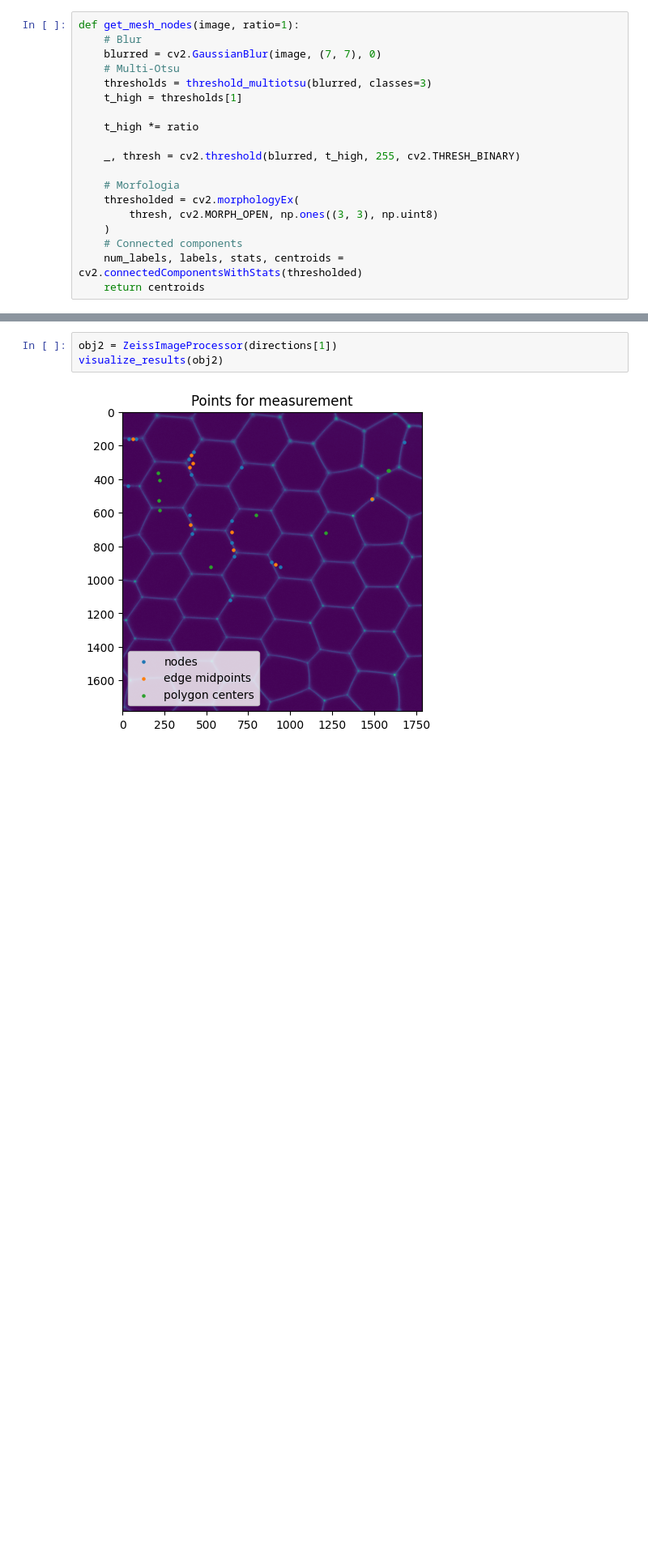
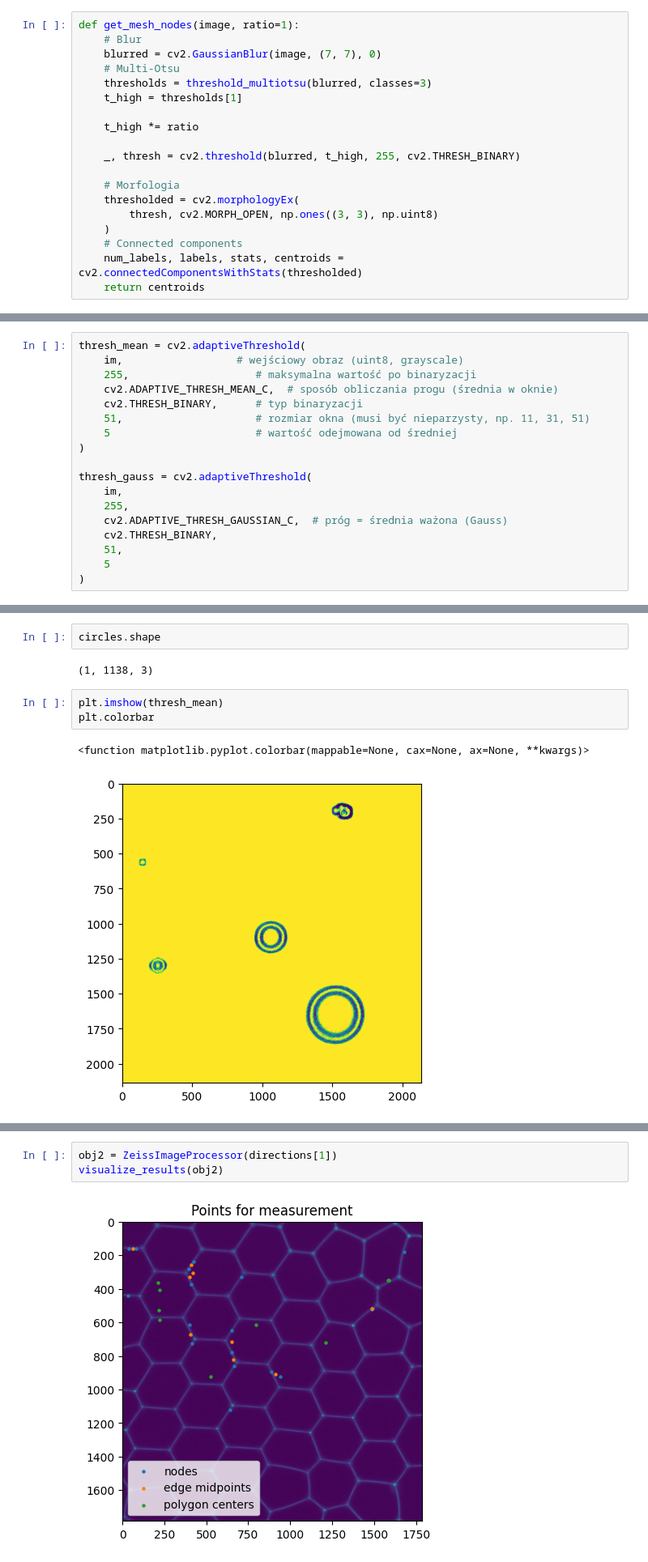
Before and after one commit to antonilis/ZeissAutomation, a Jupyter notebook: image_preprocessing/image_visualizer.ipynb, the cells around one changed output, grey strips where cells are left out. Shown at 81% size. Saved outputs shown, nothing was run; the diff lists cells and outputs as text; blank space fills up the shorter version.

```diff
--- a/image_preprocessing/image_visualizer.ipynb
+++ b/image_preprocessing/image_visualizer.ipynb
@@ -46,0 +89,18 @@ def visualize_results(ZIP_object):
+# %%
+thresh_mean = cv2.adaptiveThreshold(
+    im,                  # wejściowy obraz (uint8, grayscale)
+    255,                    # maksymalna wartość po binaryzacji
+    cv2.ADAPTIVE_THRESH_MEAN_C,  # sposób obliczania progu (średnia w oknie)
+    cv2.THRESH_BINARY,      # typ binaryzacji
+    51,                     # rozmiar okna (musi być nieparzysty, np. 11, 31, 51)
+    5                       # wartość odejmowana od średniej
+)
+
+thresh_gauss = cv2.adaptiveThreshold(
+    im,
+    255,
+    cv2.ADAPTIVE_THRESH_GAUSSIAN_C,  # próg = średnia ważona (Gauss)
+    cv2.THRESH_BINARY,
+    51,
+    5
+)
@@ -46,0 +118,10 @@ def visualize_results(ZIP_object):
+# %%
+circles.shape
+# %% [output]
+(1, 1138, 3)
+# %%
+plt.imshow(thresh_mean)
+plt.colorbar
+# %% [output]
+<function matplotlib.pyplot.colorbar(mappable=None, cax=None, ax=None, **kwargs)>
+[figure, added]
```
Also changed, not shown: parts of 22 cells of this notebook, 3 other files.
